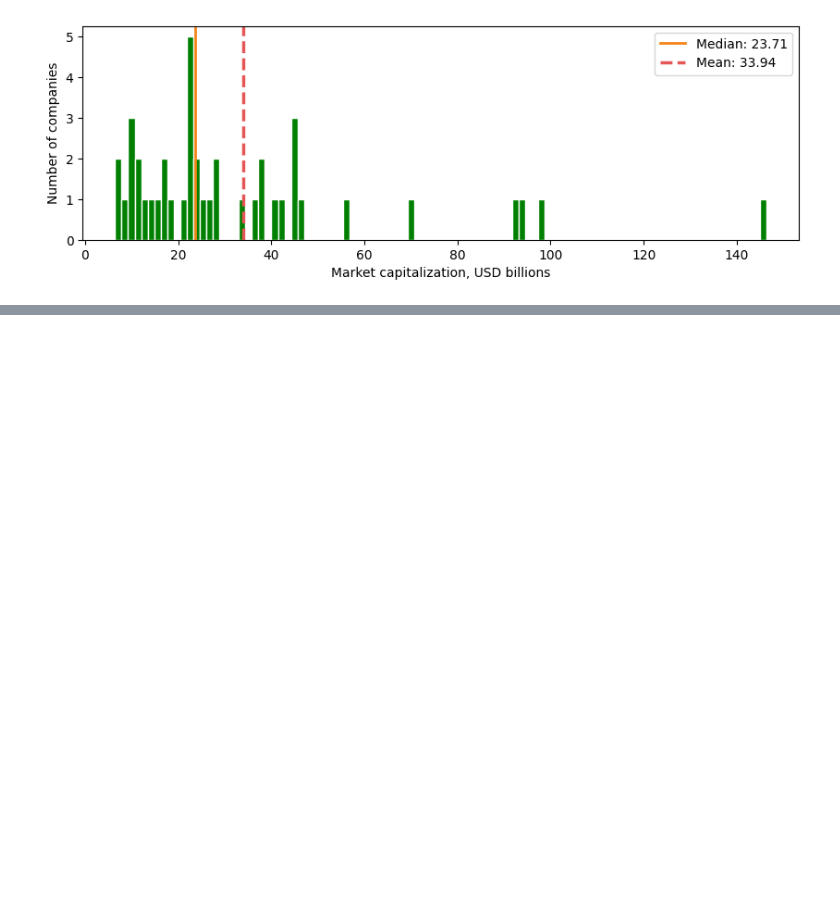
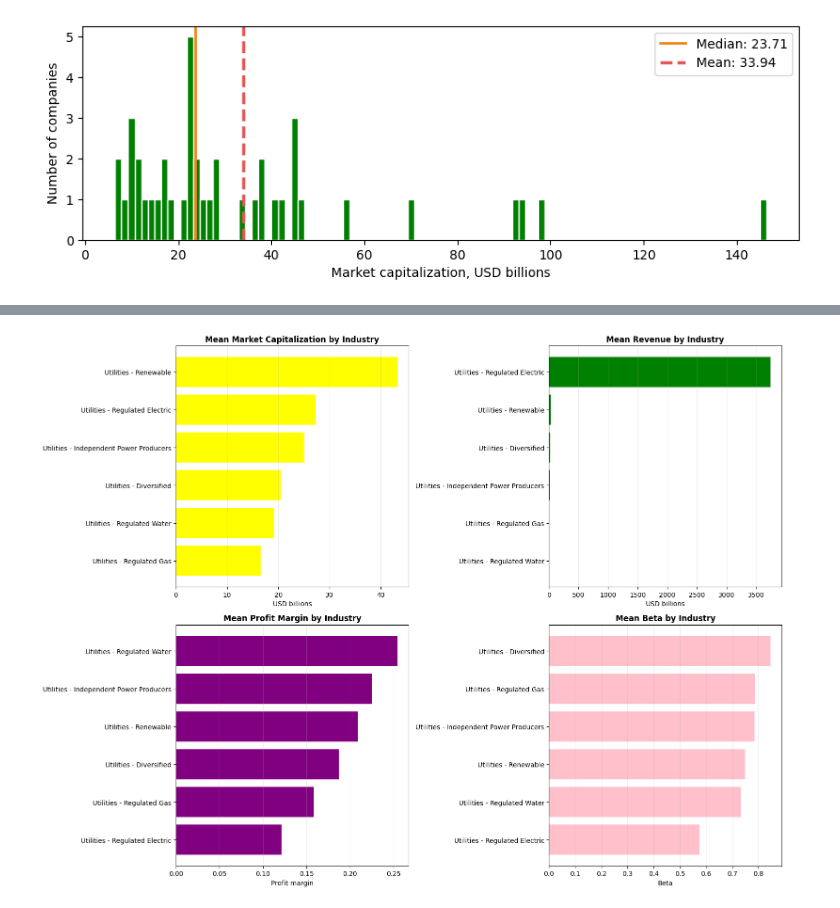
Before and after one commit to kocangregor/BigData, a Jupyter notebook: hw1_Kocan.ipynb, the cells around one changed output, grey strips where cells are left out. Saved outputs shown, nothing was run; the diff lists cells and outputs as text; code cells hidden in the pictures; blank space fills up the shorter version.

```diff
--- a/hw1_Kocan.ipynb
+++ b/hw1_Kocan.ipynb
@@ -101,0 +119,92 @@ plt.show()
+# %%
+df_new["revenue_billion"] = df_new["total_revenue"] / 1000000000
+
+industry_mcap = (
+    df_new
+    .groupby("industry")["market_cap_billion"]
+    .mean()
+    .dropna()
+    .sort_values()
+)
+
+industry_revenue = (
+    df_new
+    .groupby("industry")["revenue_billion"]
+    .mean()
+    .dropna()
+    .sort_values()
+)
+
+industry_profit = (
+    df_new
+    .groupby("industry")["profit_margins"]
+    .mean()
+    .dropna()
+    .sort_values()
+)
+
+industry_beta = (
+    df_new
+    .groupby("industry")["beta"]
+    .mean()
+    .dropna()
+    .sort_values()
+)
+
+
+fig3, axes = plt.subplots(
+    nrows=2,
+    ncols=2,
+    figsize=(16, 12)
+)
+
+ax_mcap = axes[0, 0]
+ax_revenue = axes[0, 1]
+ax_profit = axes[1, 0]
+ax_beta = axes[1, 1]
+
+#graphs
+ax_mcap.barh(
+    industry_mcap.index,
+    industry_mcap.values,
+    color="yellow"
+)
+
+ax_mcap.set_title("Mean Market Capitalization by Industry")
+ax_mcap.set_xlabel("USD billions")
+ax_mcap.grid(axis="x", alpha=0.25)
+
+ax_revenue.barh(
+    industry_revenue.index,
+    industry_revenue.values,
+    color="green"
+)
+
+ax_revenue.set_title("Mean Revenue by Industry")
+ax_revenue.set_xlabel("USD billions")
+ax_revenue.grid(axis="x", alpha=0.25)
+
+ax_profit.barh(
+    industry_profit.index,
+    industry_profit.values,
+    color="purple"
+)
+
+ax_profit.set_title("Mean Profit Margin by Industry")
+ax_profit.set_xlabel("Profit margin")
+ax_profit.grid(axis="x", alpha=0.25)
+
+ax_beta.barh(
+    industry_beta.index,
+    industry_beta.values,
+    color="pink"
+)
+
+ax_beta.set_title("Mean Beta by Industry")
+ax_beta.set_xlabel("Beta")
+ax_beta.grid(axis="x", alpha=0.25)
+
+plt.tight_layout()
+plt.show()
+# %% [output]
+[figure, added]
```
Also changed, not shown: parts of 6 cells of this notebook.
